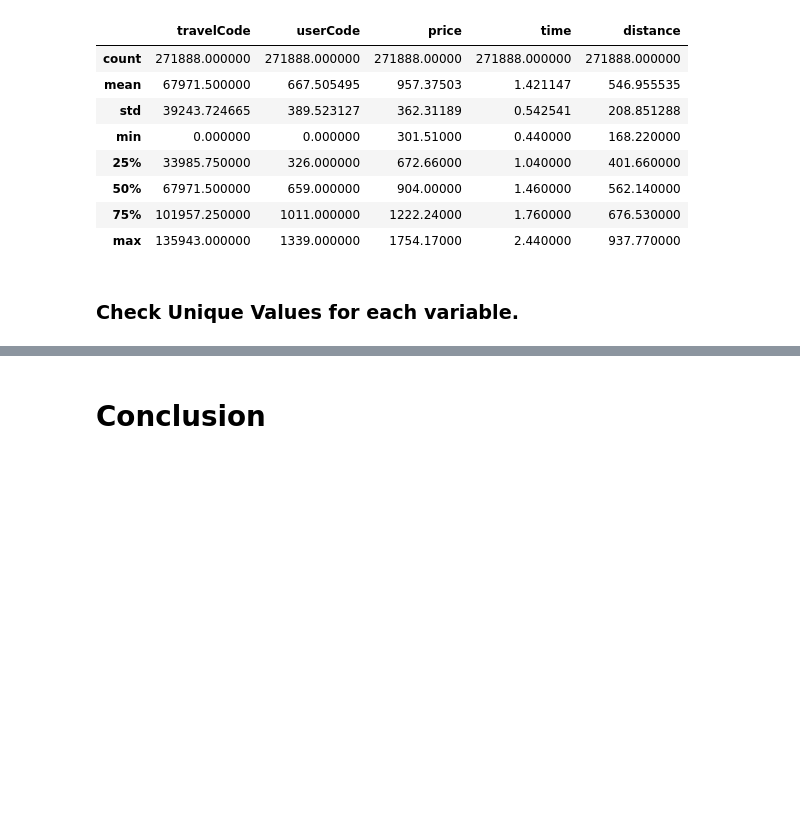
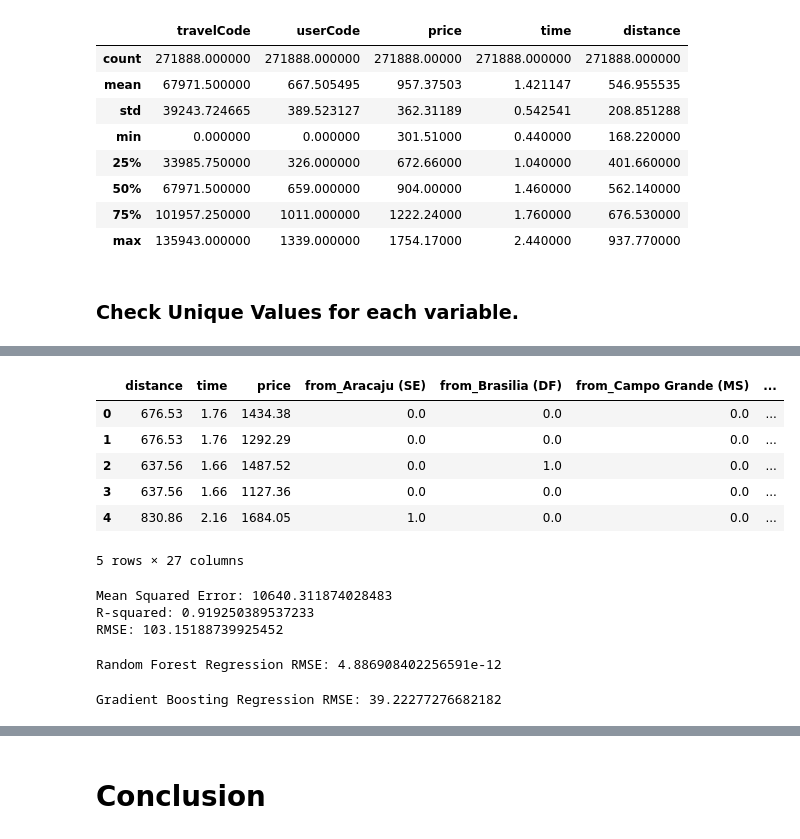
Before and after one commit to Sugam1530/30daysofFlutter, a Jupyter notebook: Productionization_of_ML_Systems_Regression(Specialization).ipynb, the cells around one changed output, grey strips where cells are left out. Cells and saved outputs as stored; diff of their text form; code cells hidden in the pictures; blank space fills up the shorter version.

```diff
--- a/Productionization_of_ML_Systems_Regression(Specialization).ipynb
+++ b/Productionization_of_ML_Systems_Regression(Specialization).ipynb
@@ -922,0 +277,12 @@ Answer Here.
+# %%
+categorical_cols = ['from', 'to', 'flightType', 'agency']
+
+encoder = OneHotEncoder(sparse_output=False, handle_unknown='ignore')
+
+# Fit and transform the categorical features
+encoder_model = encoder.fit(flights_df[categorical_cols])
+
+encoded_categorical_features = encoder_model.transform(flights_df[categorical_cols])
+
+encoded_df = pd.DataFrame(encoded_categorical_features, columns=encoder_model.get_feature_names_out(categorical_cols))
+encoded_df.reset_index(drop=True, inplace=True)
@@ -922,0 +315,15 @@ Answer Here.
+# %%
+numeric_cols = ['distance', 'time', 'price']
+numerical_df = flights_df[numeric_cols].reset_index(drop=True)
+# %%
+new_flights_df = pd.concat([numerical_df, encoded_df], axis=1)
+# %%
+new_flights_df.head()
+# %% [output]
+|  | distance | time | price | from_Aracaju (SE) | from_Brasilia (DF) | from_Campo Grande (MS) | ... |
+| 0 | 676.53 | 1.76 | 1434.38 | 0.0 | 0.0 | 0.0 | ... |
+| 1 | 676.53 | 1.76 | 1292.29 | 0.0 | 0.0 | 0.0 | ... |
+| 2 | 637.56 | 1.66 | 1487.52 | 0.0 | 1.0 | 0.0 | ... |
+| 3 | 637.56 | 1.66 | 1127.36 | 0.0 | 0.0 | 0.0 | ... |
+| 4 | 830.86 | 2.16 | 1684.05 | 1.0 | 0.0 | 0.0 | ... |
+5 rows × 27 columns
@@ -922,0 +336,42 @@ Answer Here.
+# %%
+model = LinearRegression()
+
+model.fit(X_train, y_train)
+
+y_pred = model.predict(X_test)
+
+# Calculate evaluation metrics
+mse = mean_squared_error(y_test, y_pred)
+r2 = r2_score(y_test, y_pred)
+rmse = mean_squared_error(y_test, y_pred, squared=False)
+
+print(f'Mean Squared Error: {mse}')
+print(f'R-squared: {r2}')
+print(f'RMSE: {rmse}')
+# %% [output]
+Mean Squared Error: 10640.311874028483
+R-squared: 0.919250389537233
+RMSE: 103.15188739925452
+# %%
+rf_model = RandomForestRegressor(n_estimators=100, random_state=42)
+rf_model.fit(X_train, y_train)
+
+y_pred_rf = rf_model.predict(X_test)
+
+# Calculate RMSE
+rmse_rf = mean_squared_error(y_test, y_pred_rf, squared=False)
+print(f'Random Forest Regression RMSE: {rmse_rf}')
+# %% [output]
+Random Forest Regression RMSE: 4.886908402256591e-12
+# %%
+gb_model = GradientBoostingRegressor(n_estimators=100, random_state=42)
+gb_model.fit(X_train, y_train)
+
+# Make predictions
+y_pred_gb = gb_model.predict(X_test)
+
+# Calculate RMSE
+rmse_gb = mean_squared_error(y_test, y_pred_gb, squared=False)
+print(f'Gradient Boosting Regression RMSE: {rmse_gb}')
+# %% [output]
+Gradient Boosting Regression RMSE: 39.22277276682182
```
Also changed, not shown: parts of 304 cells of this notebook.
